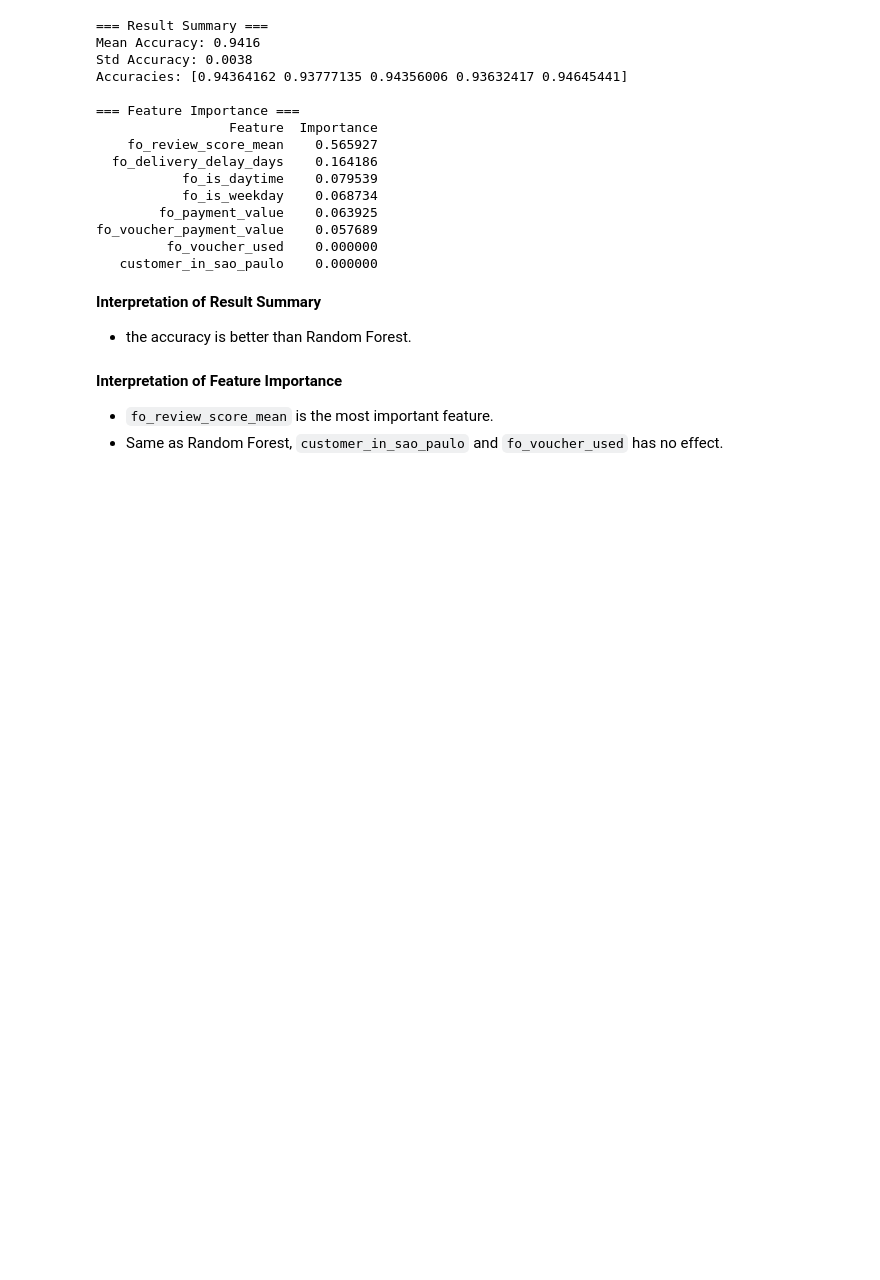
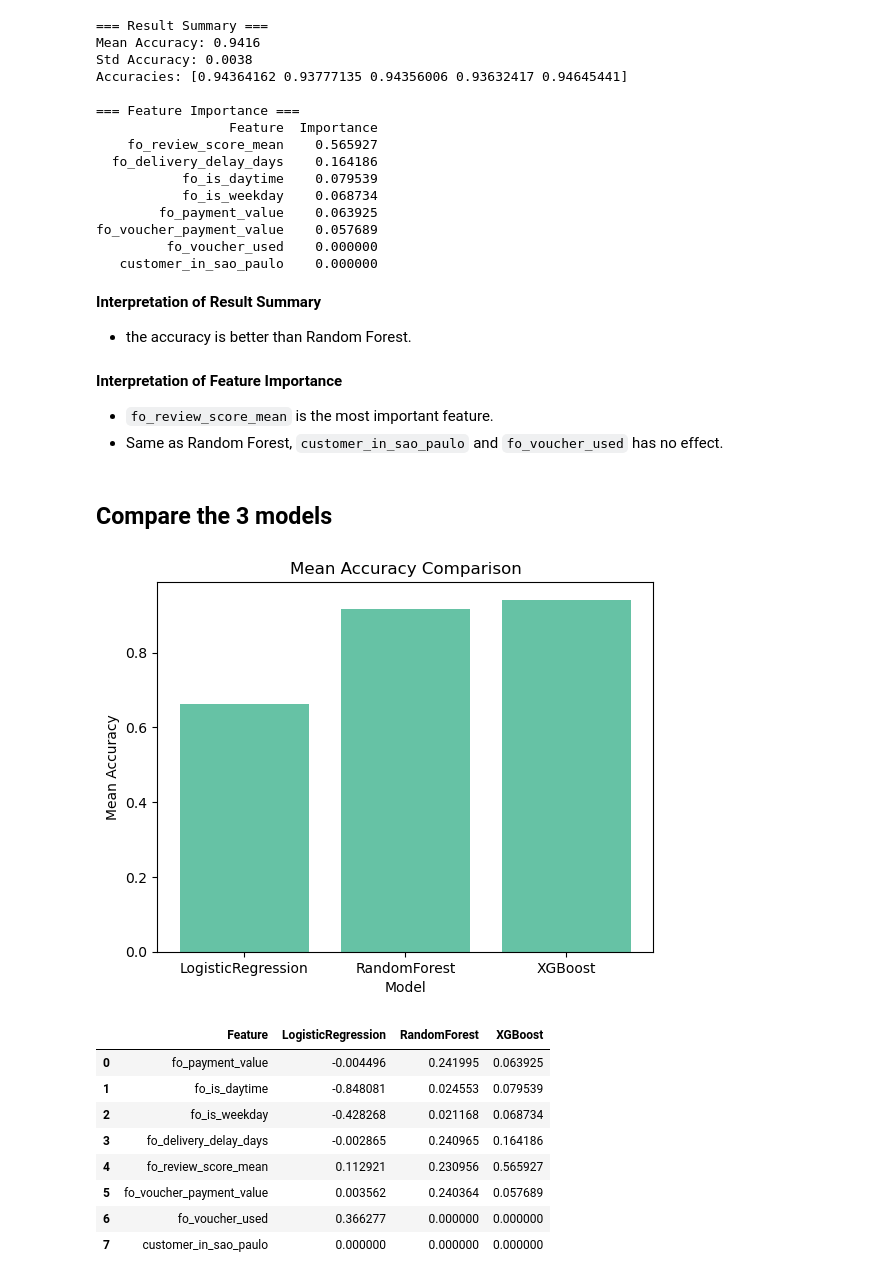
Before and after one commit to Yuki-bach/marketing, a Jupyter notebook: notebooks/classify_repeaters.ipynb, the cells around one changed output. Saved outputs shown, nothing was run; the diff lists cells and outputs as text; code cells hidden in the pictures; blank space fills up the shorter version.

Commit message:
feat: #57 plot bar, and create table for feature importance

```diff
--- a/notebooks/classify_repeaters.ipynb
+++ b/notebooks/classify_repeaters.ipynb
@@ -153,7 +154,7 @@ def print_result(result):
 ## Logistic Regression
 # %%
 model_lr = LogisticRegression(max_iter=1000, random_state=42)
-result_lr = train_model_and_get_result(X, y, model_lr, is_lf=True)
+result_lr = train_model_and_get_result(X, y, model_lr, "LogisticRegression", is_lf=True)
 
 print_result(result_lr)
 # %% [output]
@@ -196,7 +197,7 @@ fo_voucher_payment_value    0.003562
 ## Random Forest
 # %%
 model_rf = RandomForestClassifier(n_estimators=100, random_state=42)
-result_rf = train_model_and_get_result(X, y, model_rf, is_lf=False)
+result_rf = train_model_and_get_result(X, y, model_rf, "RandomForest", is_lf=False)
 
 print_result(result_rf)
 # %% [output]
@@ -230,7 +231,7 @@ fo_voucher_payment_value    0.240364
 ## XGBoost
 # %%
 model_xgb = xgb.XGBClassifier(use_label_encoder=False, eval_metric='logloss')
-result_xgb = train_model_and_get_result(X, y, model_xgb, is_lf=False)
+result_xgb = train_model_and_get_result(X, y, model_xgb, "XGBoost", is_lf=False)
 
 print_result(result_xgb)
 # %% [output]
@@ -256,3 +257,43 @@ fo_voucher_payment_value    0.057689
 **Interpretation of Feature Importance**
 - `fo_review_score_mean` is the most important feature.
 - Same as Random Forest, `customer_in_sao_paulo` and `fo_voucher_used` has no effect.
+# %% [markdown]
+## Compare the 3 models
+# %%
+def plot_mean_accuracy(results):
+    names = [result['name'] for result in results]
+    mean_accuracies = [result['mean_accuracy'] for result in results]
+
+    plt.bar(names, mean_accuracies)
+    plt.xlabel('Model')
+    plt.ylabel('Mean Accuracy')
+    plt.title('Mean Accuracy Comparison')
+    plt.show()
+
+
+def combine_feature_importances(results):
+    feature_names = results[0]['feature_importance']['features']
+    combined = pd.DataFrame({'Feature': feature_names})
+
+    for result in results:
+        combined[result['name']] = result['feature_importance']['importances']
+
+    return combined
+# %%
+results = [result_lr, result_rf, result_xgb]
+
+plot_mean_accuracy(results)
+
+combined_importances = combine_feature_importances(results)
+combined_importances
+# %% [output]
+[figure, added]
+|  | Feature | LogisticRegression | RandomForest | XGBoost |
+| 0 | fo_payment_value | -0.004496 | 0.241995 | 0.063925 |
+| 1 | fo_is_daytime | -0.848081 | 0.024553 | 0.079539 |
+| 2 | fo_is_weekday | -0.428268 | 0.021168 | 0.068734 |
+| 3 | fo_delivery_delay_days | -0.002865 | 0.240965 | 0.164186 |
+| 4 | fo_review_score_mean | 0.112921 | 0.230956 | 0.565927 |
+| 5 | fo_voucher_payment_value | 0.003562 | 0.240364 | 0.057689 |
+| 6 | fo_voucher_used | 0.366277 | 0.000000 | 0.000000 |
+| 7 | customer_in_sao_paulo | 0.000000 | 0.000000 | 0.000000 |
```
Also changed, not shown: parts of 1 cell of this notebook.
